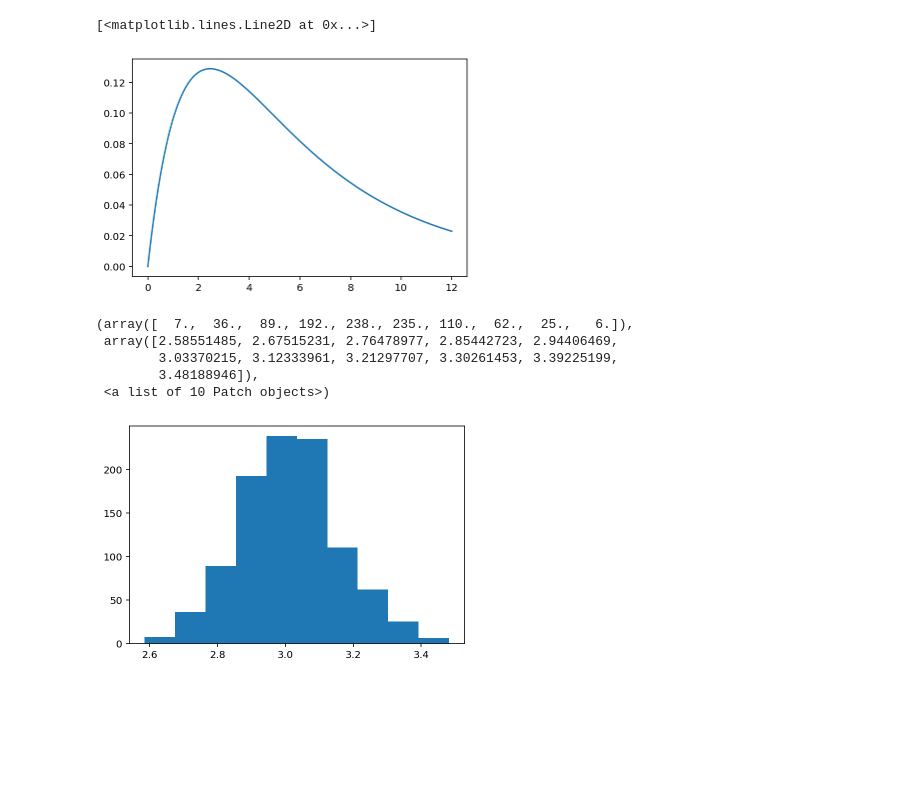
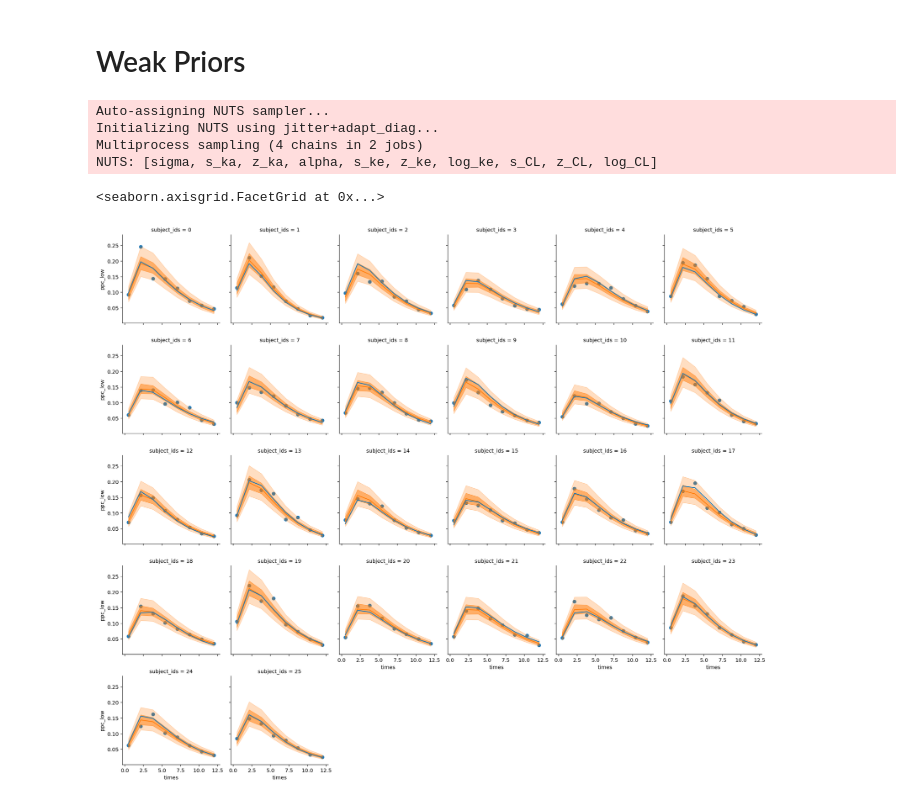
Before and after one commit to Dpananos/PKBayes, a Jupyter notebook: Experiment.ipynb, the cells around one changed output. Drawn from its saved outputs; the diff is of its cells as text; code cells hidden in the pictures; blank space fills up the shorter version.

Commit message:
regression models

```diff
--- a/Experiment.ipynb
+++ b/Experiment.ipynb
@@ -72,22 +62,30 @@ plt.colorbar()
-# %%
-from scipy.integrate import odeint
-
-t = np.linspace(0,12,1001)
-def ode(y,t,ke,ka):
-    return ke*ka*np.exp(-ka*t) - ke*y
-
-Y = odeint(ode, t = t, y0 = 0, args = tuple([np.exp(-1.5), 3*np.exp(-1.5)]))
-
-plt.plot(t,Y)
-# %% [output]
-[<matplotlib.lines.Line2D at 0x...>]
-[figure, removed]
-# %%
-plt.hist(1/pm.Beta.dist(300,600).random(size =1000))
-# %% [output]
-(array([  7.,  36.,  89., 192., 238., 235., 110.,  62.,  25.,   6.]),
- array([2.58551485, 2.67515231, 2.76478977, 2.85442723, 2.94406469,
-        3.03370215, 3.12333961, 3.21297707, 3.30261453, 3.39225199,
-        3.48188946]),
- <a list of 10 Patch objects>)
-[figure, removed]
+# %% [markdown]
+# Weak Priors
+# %%
+with weak_model_factory(yobs, times, subject_ids):
+    prior_predictive = pm.sample_prior_predictive(1000)
+    trace = pm.sample(draws = 1000, tune = 1000, chains = 4, random_seed = 19920908)
+    posterior_predictive = pm.sample_posterior_predictive(trace)
+
+    weak_data = az.from_pymc3(prior=prior_predictive, trace=trace, posterior_predictive=posterior_predictive)
+
+predictions = summarize_posterior(weak_data, 'y_est', 'pred')
+ppc = summarize_ppc(weak_data,'Yobs','ppc')
+
+dfpred = df.join(predictions).join(ppc)
+# %% [output]
+Auto-assigning NUTS sampler...
+Initializing NUTS using jitter+adapt_diag...
+Multiprocess sampling (4 chains in 2 jobs)
+NUTS: [sigma, s_ka, z_ka, alpha, s_ke, z_ke, log_ke, s_CL, z_CL, log_CL]
+# %%
+g = sns.FacetGrid(data = dfpred.query('subject_ids<=25'), col='subject_ids', col_wrap=6)
+
+g.map(plt.scatter, 'times','yobs', color = 'C0')
+g.map(plt.plot, 'times','pred_pred', color = 'C1')
+g.map(plt.plot, 'times','y', color = 'C0')
+g.map(plt.fill_between,'times','pred_low','pred_high',alpha = 0.5, color = 'C1')
+g.map(plt.fill_between,'times','ppc_low','ppc_high',alpha = 0.25, color = 'C1')
+# %% [output]
+<seaborn.axisgrid.FacetGrid at 0x...>
+[figure, added]
```
Also changed, not shown: parts of 15 cells of this notebook, 13 other files.
